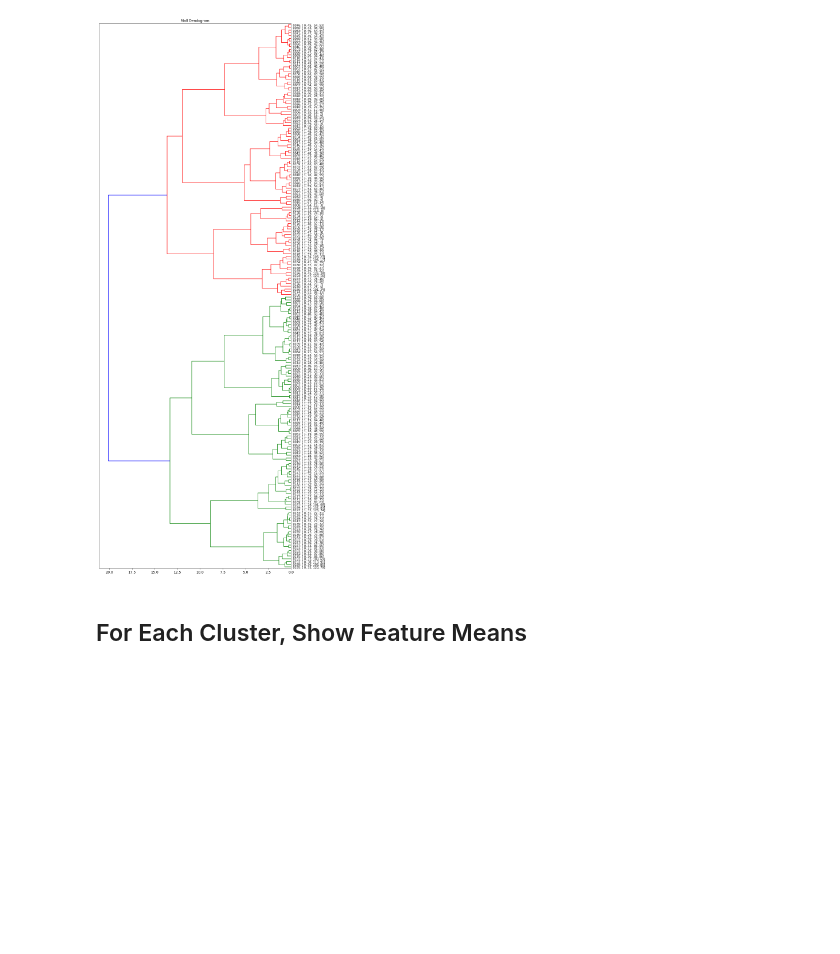
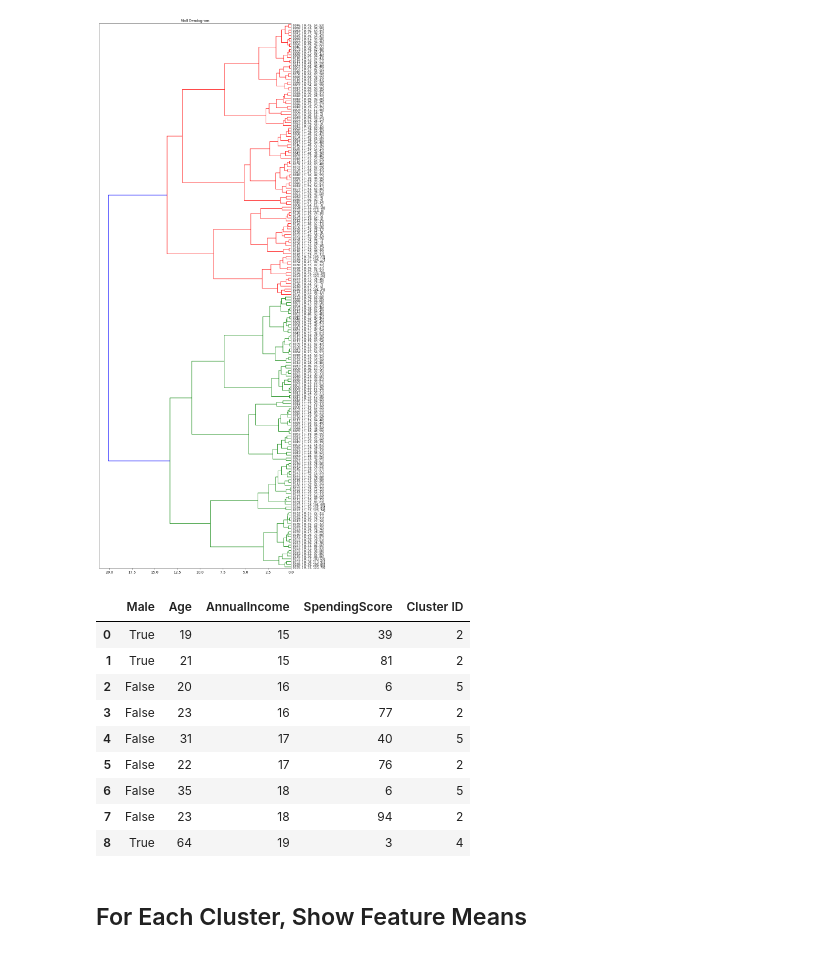
Before and after one commit to stepthom/869_course, a Jupyter notebook: clustering/slides_clustering_interpret.ipynb, the cells around one changed output. Saved outputs shown, nothing was run; the diff lists cells and outputs as text; code cells hidden in the pictures; blank space fills up the shorter version.

```diff
--- a/clustering/slides_clustering_interpret.ipynb
+++ b/clustering/slides_clustering_interpret.ipynb
@@ -136,6 +136,20 @@ dend = scipy.cluster.hierarchy.dendrogram(aggl, orientation="left", leaf_font_si
 # Let's find K=5 clusters
 K=5
 labels = scipy.cluster.hierarchy.fcluster(aggl, K, criterion="maxclust")
+# %%
+df['Cluster ID'] = labels
+df.head(9)
+# %% [output]
+|  | Male | Age | AnnualIncome | SpendingScore | Cluster ID |
+| 0 | True | 19 | 15 | 39 | 2 |
+| 1 | True | 21 | 15 | 81 | 2 |
+| 2 | False | 20 | 16 | 6 | 5 |
+| 3 | False | 23 | 16 | 77 | 2 |
+| 4 | False | 31 | 17 | 40 | 5 |
+| 5 | False | 22 | 17 | 76 | 2 |
+| 6 | False | 35 | 18 | 6 | 5 |
+| 7 | False | 23 | 18 | 94 | 2 |
+| 8 | True | 64 | 19 | 3 | 4 |
 # %% [markdown]
 ## For Each Cluster, Show Feature Means
 # %%
```
Also changed, not shown: parts of 3 cells of this notebook, 3 other files.
